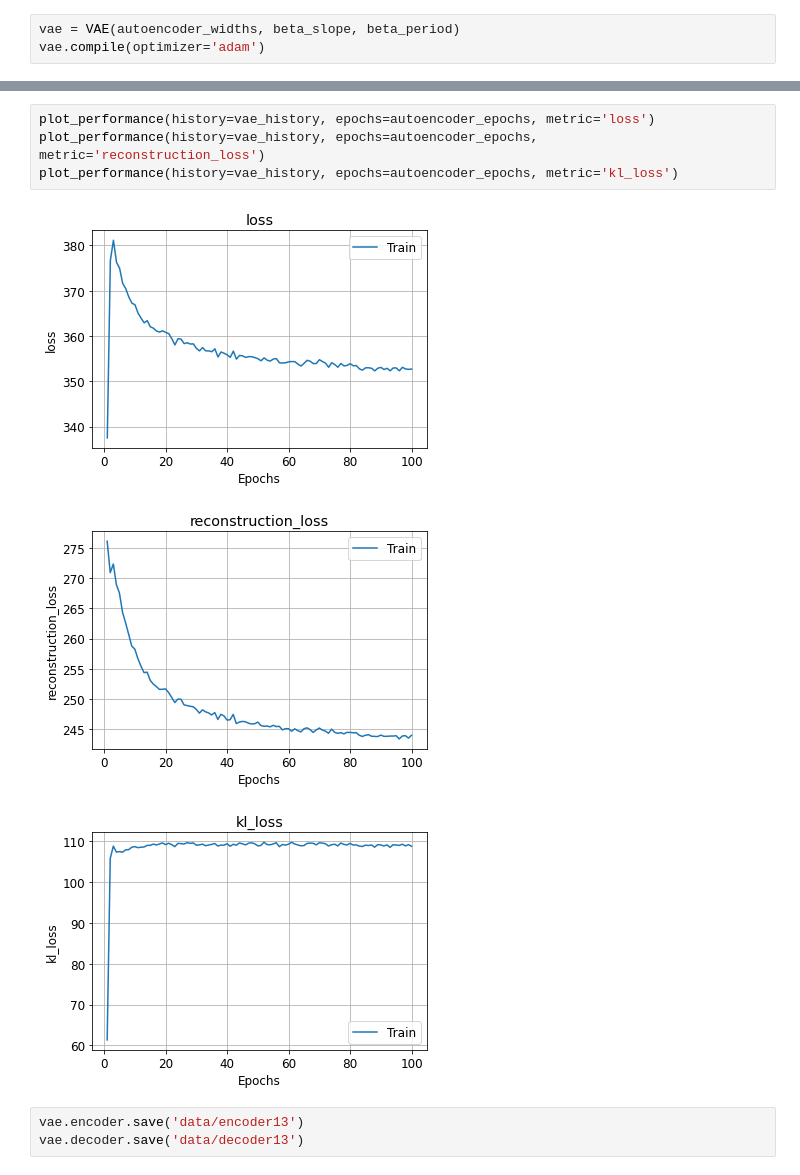
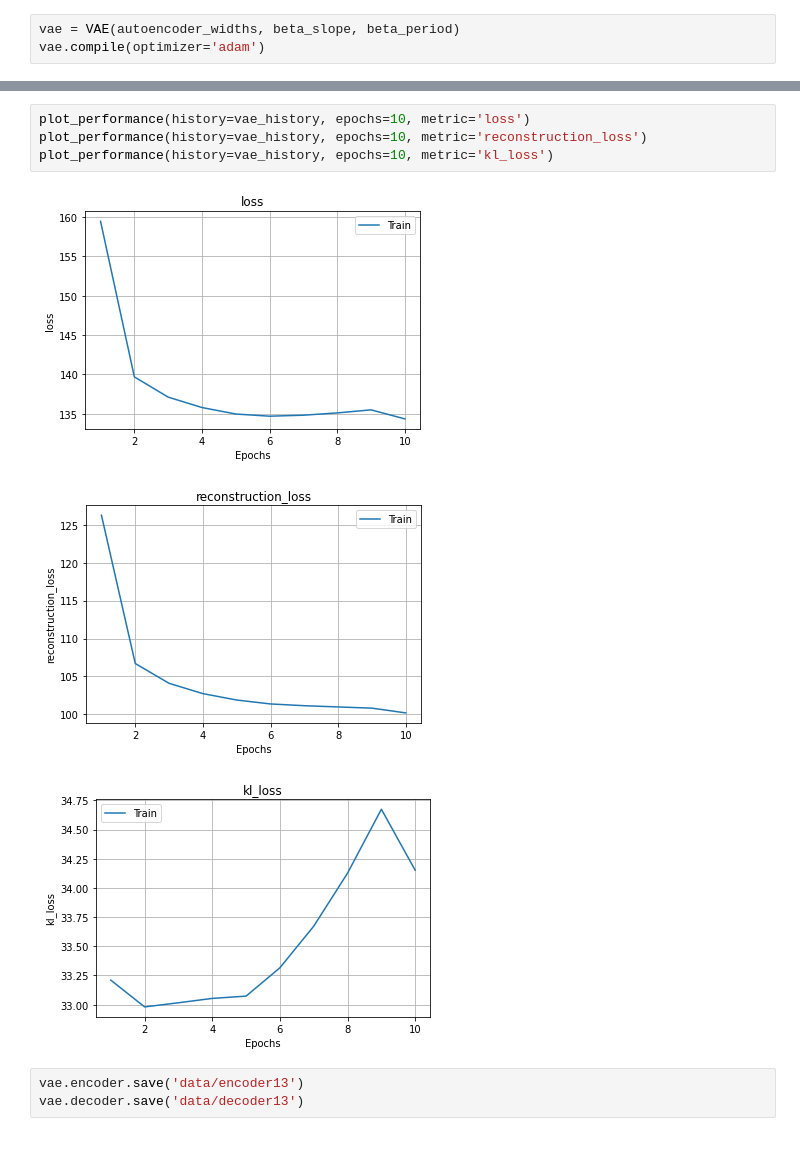
Before and after one commit to hayden-donnelly/ml-notebooks, a Jupyter notebook: latent_diffusion.ipynb, the cells around one changed output, grey strips where cells are left out. Saved outputs shown, nothing was run; the diff lists cells and outputs as text; blank space fills up the shorter version.

```diff
--- a/latent_diffusion.ipynb
+++ b/latent_diffusion.ipynb
@@ -263,11 +266,11 @@ Epoch 100/100
-# %%
-plot_performance(history=vae_history, epochs=autoencoder_epochs, metric='loss')
-plot_performance(history=vae_history, epochs=autoencoder_epochs, metric='reconstruction_loss')
-plot_performance(history=vae_history, epochs=autoencoder_epochs, metric='kl_loss')
-# %% [output]
-[figure, removed]
-[figure, removed]
-[figure, removed]
+# %%
+plot_performance(history=vae_history, epochs=10, metric='loss')
+plot_performance(history=vae_history, epochs=10, metric='reconstruction_loss')
+plot_performance(history=vae_history, epochs=10, metric='kl_loss')
+# %% [output]
+[figure, added]
+[figure, added]
+[figure, added]
 # %%
 vae.encoder.save('data/encoder13')
 vae.decoder.save('data/decoder13')
```
Also changed, not shown: parts of 13 cells of this notebook.
